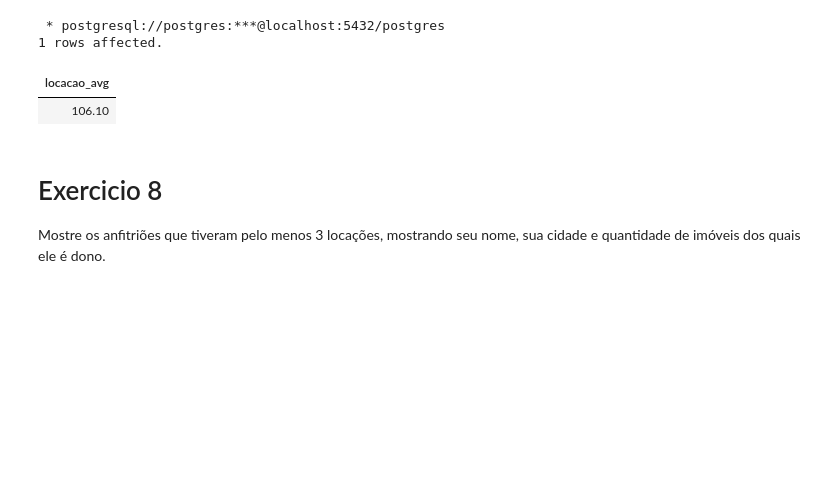
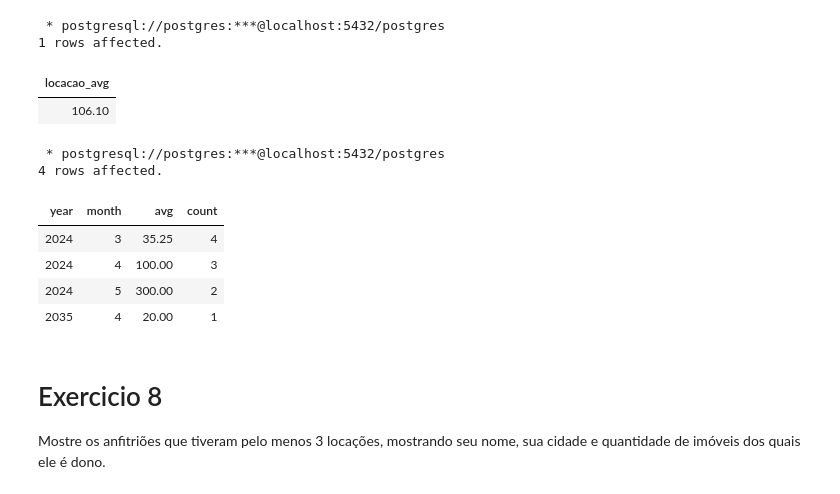
Before and after one commit to lucaurssi/BD-2024-1, a Jupyter notebook: T1/Execicio 3-10.ipynb, the cells around one changed output. Saved outputs shown, nothing was run; the diff lists cells and outputs as text; code cells hidden in the pictures; blank space fills up the shorter version.

```diff
--- a/T1/Execicio 3-10.ipynb
+++ b/T1/Execicio 3-10.ipynb
@@ -335,6 +332,26 @@ SELECT ROUND(AVG(p.Diaria), 2) as locacao_AVG
 1 rows affected.
 | locacao_avg |
 | 106.10 |
+# %%
+%%sql
+with loc as (SELECT  Propriedade as prop,
+                     EXTRACT(YEAR FROM checkin) as Year,
+                     EXTRACT(MONTH FROM checkin) as Month
+                     from locacao)
+
+SELECT l.year, l.month, ROUND(AVG(p.Diaria), 2) as avg, count(*)
+        from loc l join propriedade p
+        on l.prop = p.id
+        GROUP BY l.year, l.month
+        ORDER BY l.year, l.month
+# %% [output]
+ * postgresql://postgres:***@localhost:5432/postgres
+4 rows affected.
+| year | month | avg | count |
+| 2024 | 3 | 35.25 | 4 |
+| 2024 | 4 | 100.00 | 3 |
+| 2024 | 5 | 300.00 | 2 |
+| 2035 | 4 | 20.00 | 1 |
 # %% [markdown]
 # Exercicio 8
 
```
Also changed, not shown: parts of 10 cells of this notebook, 3 other files.
